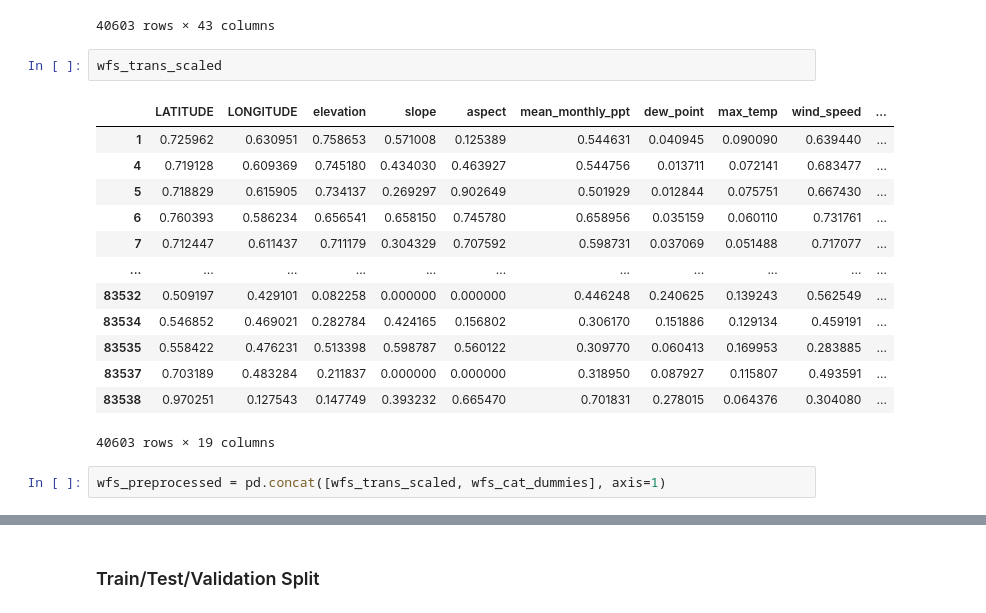
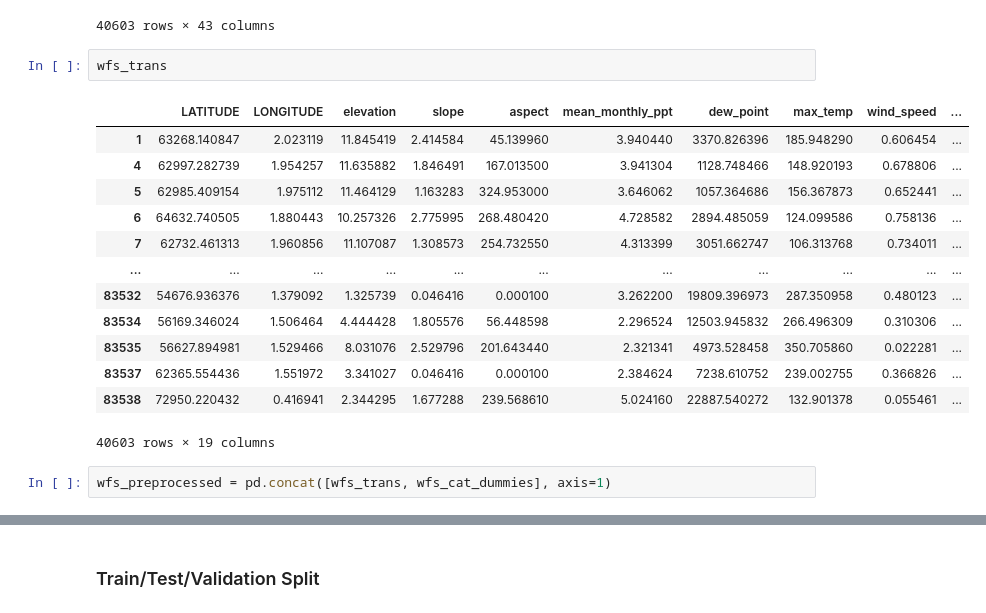
Before and after one commit to allankapoor/wildfire_prediction, a Jupyter notebook: Capstone2_PreProcessing.ipynb, the cells around one changed output, grey strips where cells are left out. Cells and saved outputs as stored; diff of their text form.

```diff
--- a/Capstone2_PreProcessing.ipynb
+++ b/Capstone2_PreProcessing.ipynb
@@ -494,24 +435,24 @@ wfs_cat_dummies
 | 83537 | 0 | 0 | 0 | 0 | 0 | 0 | 0 | 0 | 0 | 0 | ... | ... |
 | 83538 | 1 | 0 | 0 | 0 | 0 | 0 | 0 | 0 | 0 | 0 | ... | ... |
 40603 rows × 43 columns
-# %%
-wfs_trans_scaled
-# %% [output]
-|  | LATITUDE | LONGITUDE | elevation | slope | aspect | mean_monthly_ppt | dew_point | max_temp | wind_speed | ... |
-| 1 | 0.725962 | 0.630951 | 0.758653 | 0.571008 | 0.125389 | 0.544631 | 0.040945 | 0.090090 | 0.639440 | ... |
-| 4 | 0.719128 | 0.609369 | 0.745180 | 0.434030 | 0.463927 | 0.544756 | 0.013711 | 0.072141 | 0.683477 | ... |
-| 5 | 0.718829 | 0.615905 | 0.734137 | 0.269297 | 0.902649 | 0.501929 | 0.012844 | 0.075751 | 0.667430 | ... |
-| 6 | 0.760393 | 0.586234 | 0.656541 | 0.658150 | 0.745780 | 0.658956 | 0.035159 | 0.060110 | 0.731761 | ... |
-| 7 | 0.712447 | 0.611437 | 0.711179 | 0.304329 | 0.707592 | 0.598731 | 0.037069 | 0.051488 | 0.717077 | ... |
-| ... | ... | ... | ... | ... | ... | ... | ... | ... | ... | ... |
-| 83532 | 0.509197 | 0.429101 | 0.082258 | 0.000000 | 0.000000 | 0.446248 | 0.240625 | 0.139243 | 0.562549 | ... |
-| 83534 | 0.546852 | 0.469021 | 0.282784 | 0.424165 | 0.156802 | 0.306170 | 0.151886 | 0.129134 | 0.459191 | ... |
-| 83535 | 0.558422 | 0.476231 | 0.513398 | 0.598787 | 0.560122 | 0.309770 | 0.060413 | 0.169953 | 0.283885 | ... |
-| 83537 | 0.703189 | 0.483284 | 0.211837 | 0.000000 | 0.000000 | 0.318950 | 0.087927 | 0.115807 | 0.493591 | ... |
-| 83538 | 0.970251 | 0.127543 | 0.147749 | 0.393232 | 0.665470 | 0.701831 | 0.278015 | 0.064376 | 0.304080 | ... |
-40603 rows × 19 columns
+# %%
+wfs_trans
+# %% [output]
+|  | LATITUDE | LONGITUDE | elevation | slope | aspect | mean_monthly_ppt | dew_point | max_temp | wind_speed | ... |
+| 1 | 63268.140847 | 2.023119 | 11.845419 | 2.414584 | 45.139960 | 3.940440 | 3370.826396 | 185.948290 | 0.606454 | ... |
+| 4 | 62997.282739 | 1.954257 | 11.635882 | 1.846491 | 167.013500 | 3.941304 | 1128.748466 | 148.920193 | 0.678806 | ... |
+| 5 | 62985.409154 | 1.975112 | 11.464129 | 1.163283 | 324.953000 | 3.646062 | 1057.364686 | 156.367873 | 0.652441 | ... |
+| 6 | 64632.740505 | 1.880443 | 10.257326 | 2.775995 | 268.480420 | 4.728582 | 2894.485059 | 124.099586 | 0.758136 | ... |
+| 7 | 62732.461313 | 1.960856 | 11.107087 | 1.308573 | 254.732550 | 4.313399 | 3051.662747 | 106.313768 | 0.734011 | ... |
+| ... | ... | ... | ... | ... | ... | ... | ... | ... | ... | ... |
+| 83532 | 54676.936376 | 1.379092 | 1.325739 | 0.046416 | 0.000100 | 3.262200 | 19809.396973 | 287.350958 | 0.480123 | ... |
+| 83534 | 56169.346024 | 1.506464 | 4.444428 | 1.805576 | 56.448598 | 2.296524 | 12503.945832 | 266.496309 | 0.310306 | ... |
+| 83535 | 56627.894981 | 1.529466 | 8.031076 | 2.529796 | 201.643440 | 2.321341 | 4973.528458 | 350.705860 | 0.022281 | ... |
+| 83537 | 62365.554436 | 1.551972 | 3.341027 | 0.046416 | 0.000100 | 2.384624 | 7238.610752 | 239.002755 | 0.366826 | ... |
+| 83538 | 72950.220432 | 0.416941 | 2.344295 | 1.677288 | 239.568610 | 5.024160 | 22887.540272 | 132.901378 | 0.055461 | ... |
+40603 rows × 19 columns
 # %%
-wfs_preprocessed = pd.concat([wfs_trans_scaled, wfs_cat_dummies], axis=1)
+wfs_preprocessed = pd.concat([wfs_trans, wfs_cat_dummies], axis=1)
 # %%
 wfs_preprocessed
 # %% [output]
```
Also changed, not shown: parts of 39 cells of this notebook.
